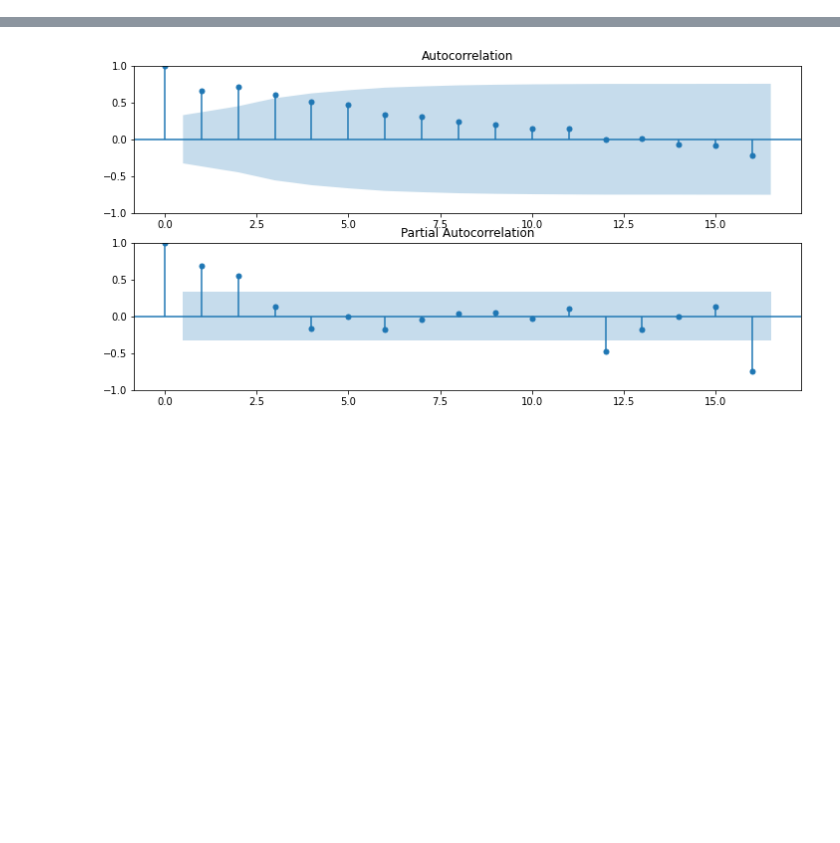
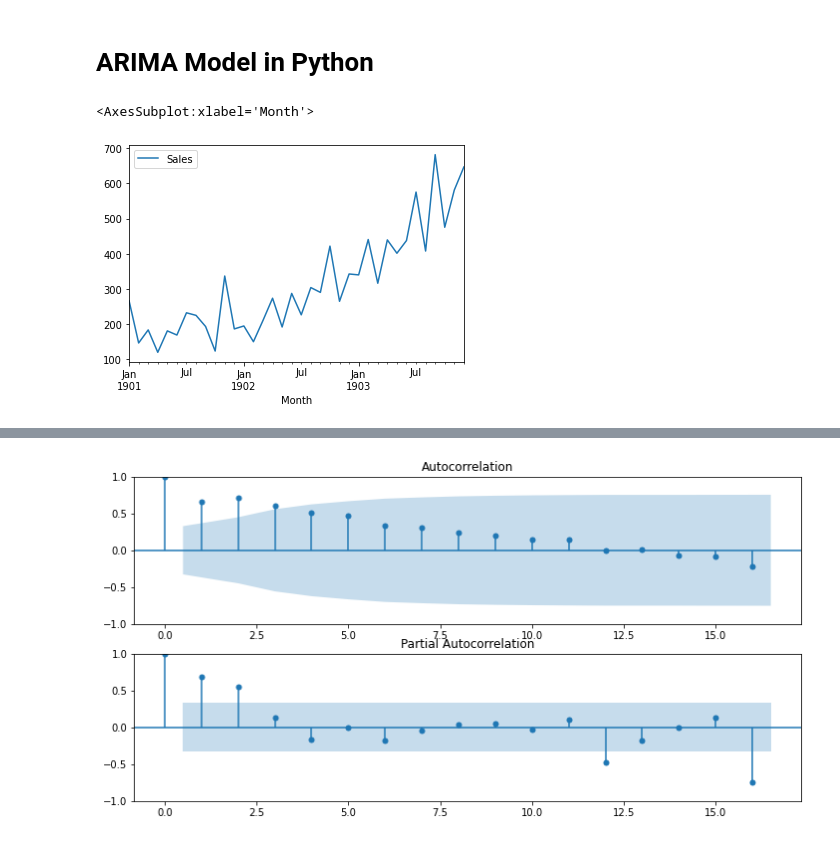
Before and after one commit to matt-juan23/time-series-forecasting, a Jupyter notebook: ARIMA.ipynb, the cells around one changed output, grey strips where cells are left out. Drawn from its saved outputs; the diff is of its cells as text; code cells hidden in the pictures; blank space fills up the shorter version.

```diff
--- a/ARIMA.ipynb
+++ b/ARIMA.ipynb
@@ -1,3 +1,5 @@
+# %% [markdown]
+# ARIMA Model in Python
 # %%
 import numpy as np
 import pandas as pd
@@ -38,0 +31,5 @@ first_diff_data = data.diff()
+# %%
+data.plot()
+# %% [output]
+<AxesSubplot:xlabel='Month'>
+[figure, added]
```
Also changed, not shown: parts of 18 cells of this notebook, 5 other files.
